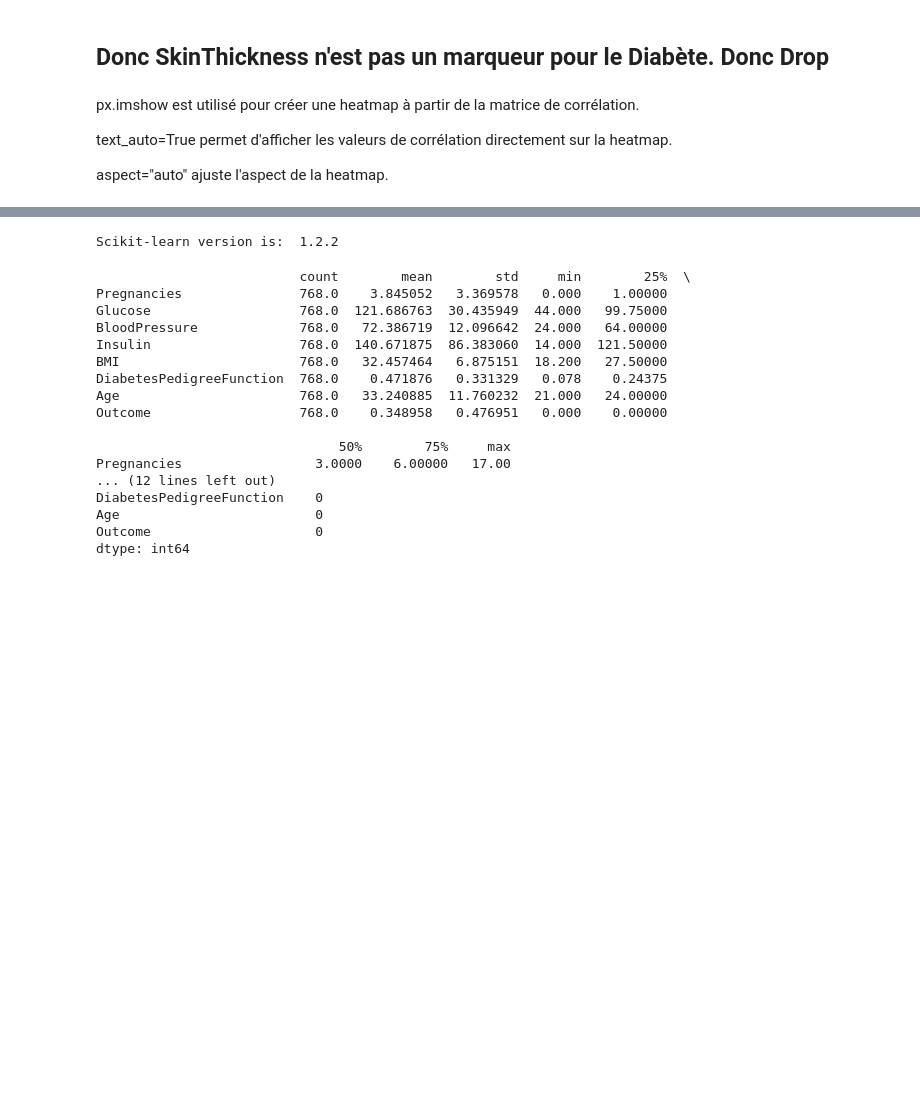
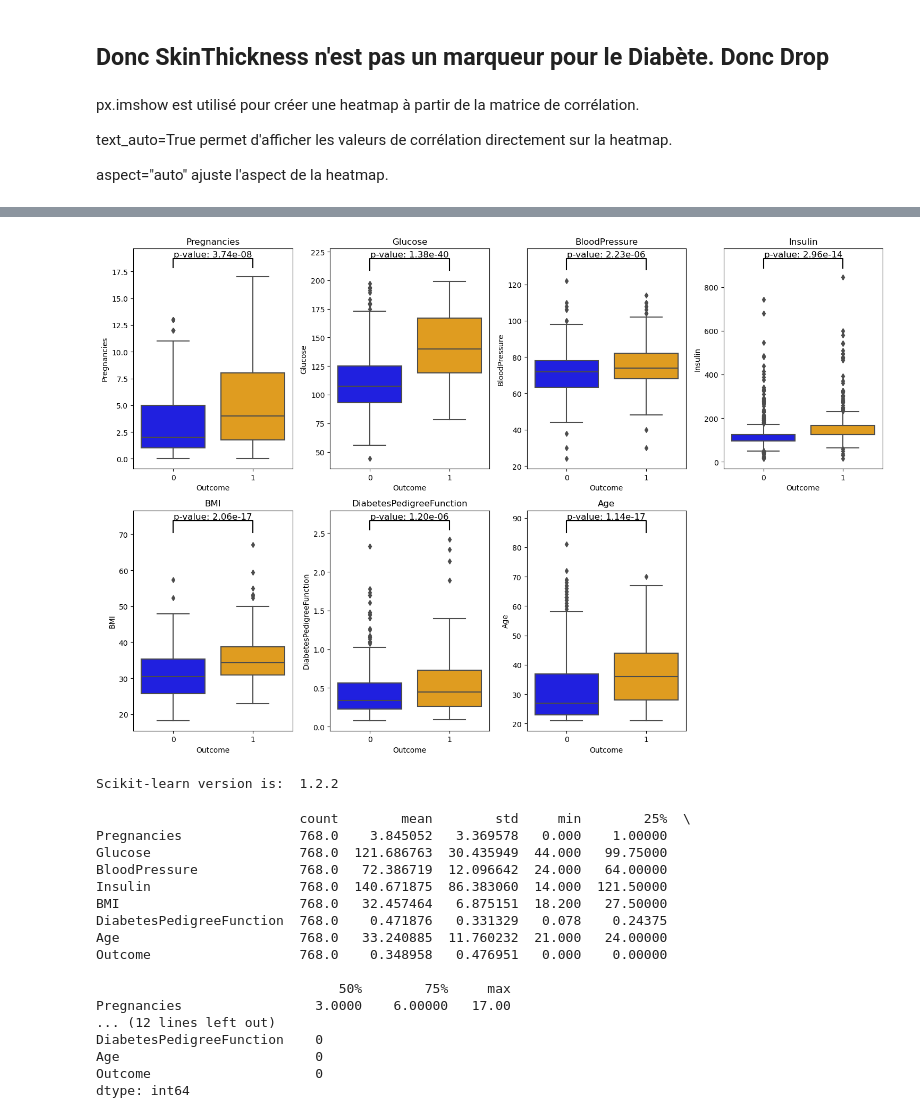
Before and after one commit to phbarbe/PrediHealth, a Jupyter notebook: Diabetes_AN.ipynb, the cells around one changed output, grey strips where cells are left out. Drawn from its saved outputs; the diff is of its cells as text; code cells hidden in the pictures; blank space fills up the shorter version.

```diff
--- a/Diabetes_AN.ipynb
+++ b/Diabetes_AN.ipynb
@@ -207,3 +217,28 @@ fig.show()
+# %%
+columns = ['Pregnancies', 'Glucose', 'BloodPressure', 'Insulin', 'BMI', 'DiabetesPedigreeFunction', 'Age']
+outcome_column = 'Outcome'
+
+fig, axes = plt.subplots(nrows=2, ncols=4, figsize=(15, 10))
+axes = axes.flatten()
+
+colors = ['blue', 'orange']
+
+for i, column in enumerate(columns):
+    sns.boxplot(x=outcome_column, y=column, data=df, ax=axes[i], palette=colors)
+    stat, pvalue = kruskal(df[df[outcome_column] == 0][column], df[df[outcome_column] == 1][column])
+    max_value = df[column].max()
+    y, h, col = max_value + (max_value * 0.05), max_value * 0.05, 'k'
+    axes[i].plot([0, 0, 1, 1], [y, y+h, y+h, y], lw=1.5, c=col)
+    axes[i].text(0.5, y+h, f'p-value: {pvalue:.2e}', ha='center', va='bottom', color=col, fontsize=12)
+    axes[i].set_title(column)
+
+# Supprimer le dernier axe vide
+fig.delaxes(axes[-1])
+plt.tight_layout()
+
+plt.show()
+# %% [output]
+[figure, added]
 # %%
 import sys
 ("Python version is", sys.version)
```
Also changed, not shown: parts of 4 cells of this notebook, 1 other file.
